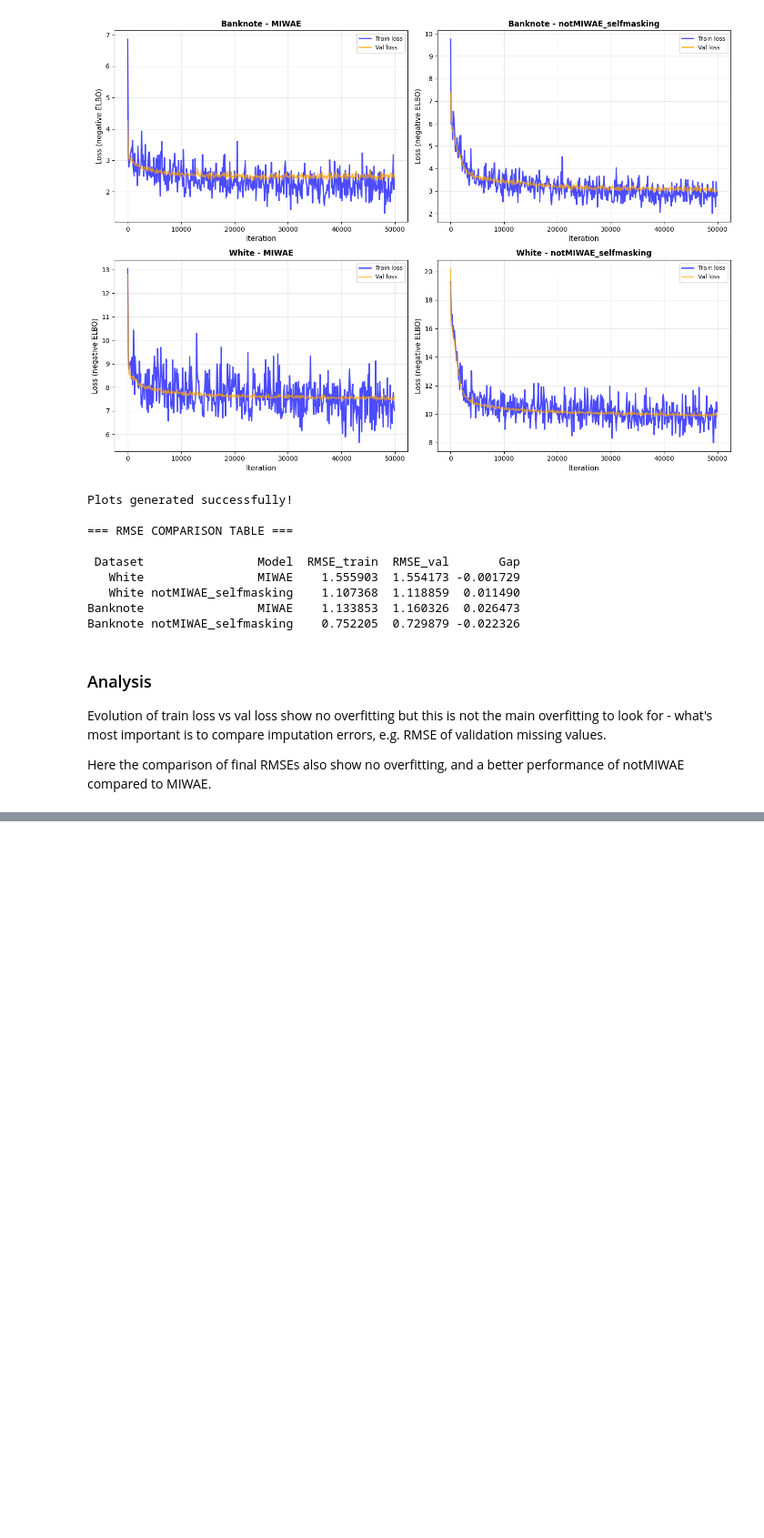
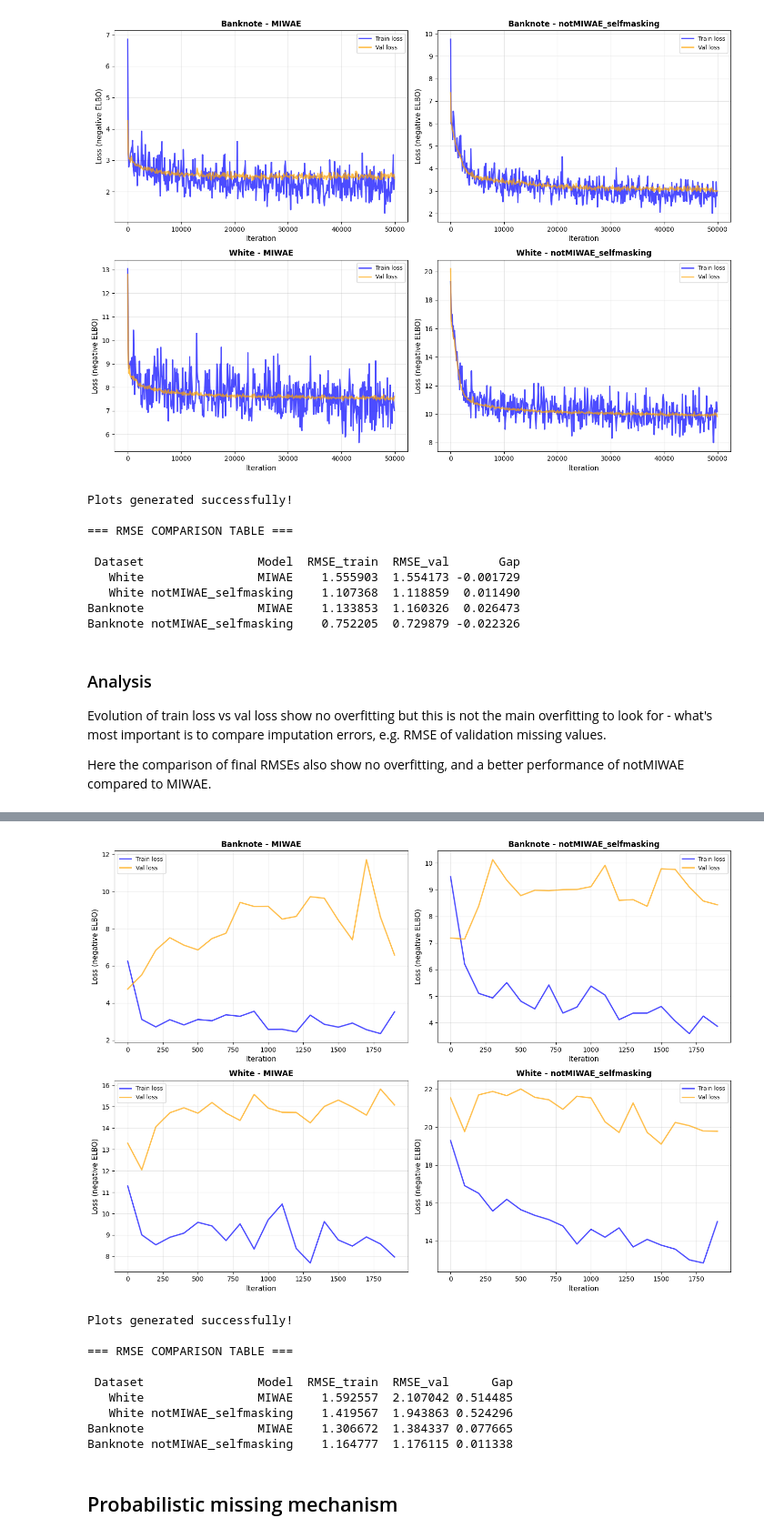
Before and after one commit to VincentGefflaut/notMIWAE-project, a Jupyter notebook: reproduce_table.ipynb, the cells around one changed output, grey strips where cells are left out. Shown at 91% size. Saved outputs shown, nothing was run; the diff lists cells and outputs as text; code cells hidden in the pictures; blank space fills up the shorter version.

Commit message:
added more complex masking mechanism

```diff
--- a/reproduce_table.ipynb
+++ b/reproduce_table.ipynb
@@ -301,0 +310,3 @@ Here the comparison of final RMSEs also show no overfitting, and a better perfor
+# %%
+def mask(X):
+    return (X < np.percentile(X, 10)) | (X > np.percentile(X, 90))
@@ -301,0 +456,65 @@ Here the comparison of final RMSEs also show no overfitting, and a better perfor
+# %%
+import numpy as np
+import matplotlib.pyplot as plt
+
+# Create separate subplots for each model (independent y-axes)
+datasets_used = list(set([key.split('_')[0] for key in loss_histories.keys()]))
+n_datasets = len(datasets_used)
+n_models = len(MODELS)
+
+fig_loss, axes_loss = plt.subplots(n_datasets, n_models, figsize=(7*n_models, 5*n_datasets))
+
+# Handle case where there's only one dataset or one model
+if n_datasets == 1 and n_models == 1:
+    axes_loss = np.array([[axes_loss]])
+elif n_datasets == 1:
+    axes_loss = axes_loss.reshape(1, -1)
+elif n_models == 1:
+    axes_loss = axes_loss.reshape(-1, 1)
+
+for i, dataset in enumerate(datasets_used):
+    for j, model_name in enumerate(MODELS):
+        ax = axes_loss[i, j]
+        key = f"{dataset}_{model_name}"
+
+        if key in loss_histories:
+            history = loss_histories[key]
+            iterations = history['iterations']
+            train_losses = history['train_losses']
+            val_losses = history['val_losses']
+
+            # Plot train and val losses
+            ax.plot(iterations, train_losses, label='Train loss', linestyle='-', linewidth=2, color='blue', alpha=0.7)
+            ax.plot(iterations, val_losses, label='Val loss', linestyle='-', linewidth=2, color='orange', alpha=0.7)
+
+            ax.set_xlabel('Iteration', fontsize=11)
+            ax.set_ylabel('Loss (negative ELBO)', fontsize=11)
+            ax.set_title(f'{dataset} - {model_name}', fontsize=12, fontweight='bold')
+            ax.legend(fontsize=9, loc='best')
+            ax.grid(True, alpha=0.3)
+
+        else:
+            ax.text(0.5, 0.5, 'No data', ha='center', va='center', transform=ax.transAxes)
+            ax.set_title(f'{dataset} - {model_name}', fontsize=12)
+
+plt.tight_layout()
+plt.show()
+
+print("\nPlots generated successfully!")
+
+# --- Display RMSE comparison table ---
+print("\n=== RMSE COMPARISON TABLE ===")
+print("\n" + df.to_string(index=False))
+# %% [output]
+[figure, added]
+Plots generated successfully!
+
+=== RMSE COMPARISON TABLE ===
+
+ Dataset                Model  RMSE_train  RMSE_val      Gap
+   White                MIWAE    1.592557  2.107042 0.514485
+   White notMIWAE_selfmasking    1.419567  1.943863 0.524296
+Banknote                MIWAE    1.306672  1.384337 0.077665
+Banknote notMIWAE_selfmasking    1.164777  1.176115 0.011338
+# %% [markdown]
+## Probabilistic missing mechanism
```
Also changed, not shown: parts of 5 cells of this notebook.
